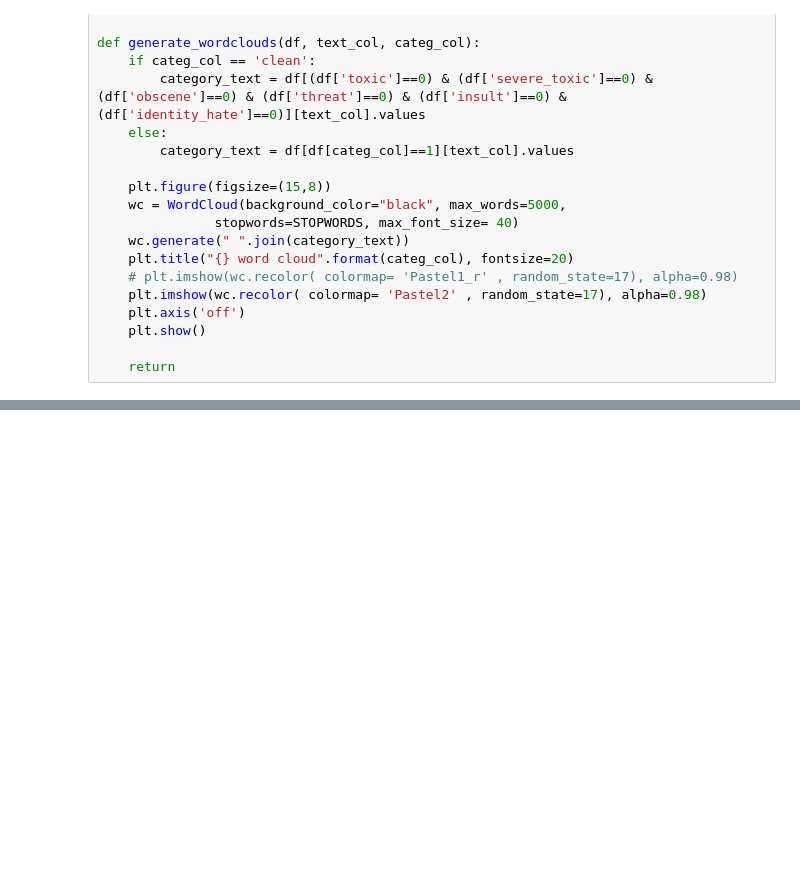
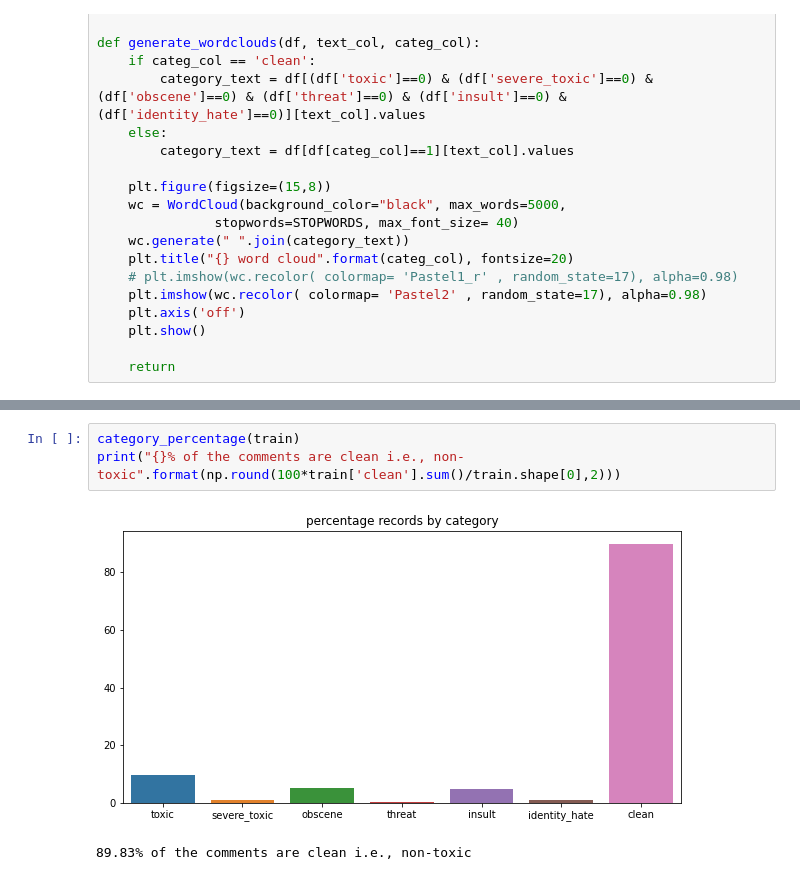
Before and after one commit to janaswamirishi1999/Technocolabs-ML1, a Jupyter notebook: toxic_2.ipynb, the cells around one changed output, grey strips where cells are left out. Cells and saved outputs as stored; diff of their text form; blank space fills up the shorter version.

```diff
--- a/toxic_2.ipynb
+++ b/toxic_2.ipynb
@@ -200,0 +273,6 @@ def generate_wordclouds(df, text_col, categ_col):
+# %%
+category_percentage(train)
+print("{}% of the comments are clean i.e., non-toxic".format(np.round(100*train['clean'].sum()/train.shape[0],2)))
+# %% [output]
+[figure, added]
+89.83% of the comments are clean i.e., non-toxic
```
Also changed, not shown: parts of 22 cells of this notebook.
